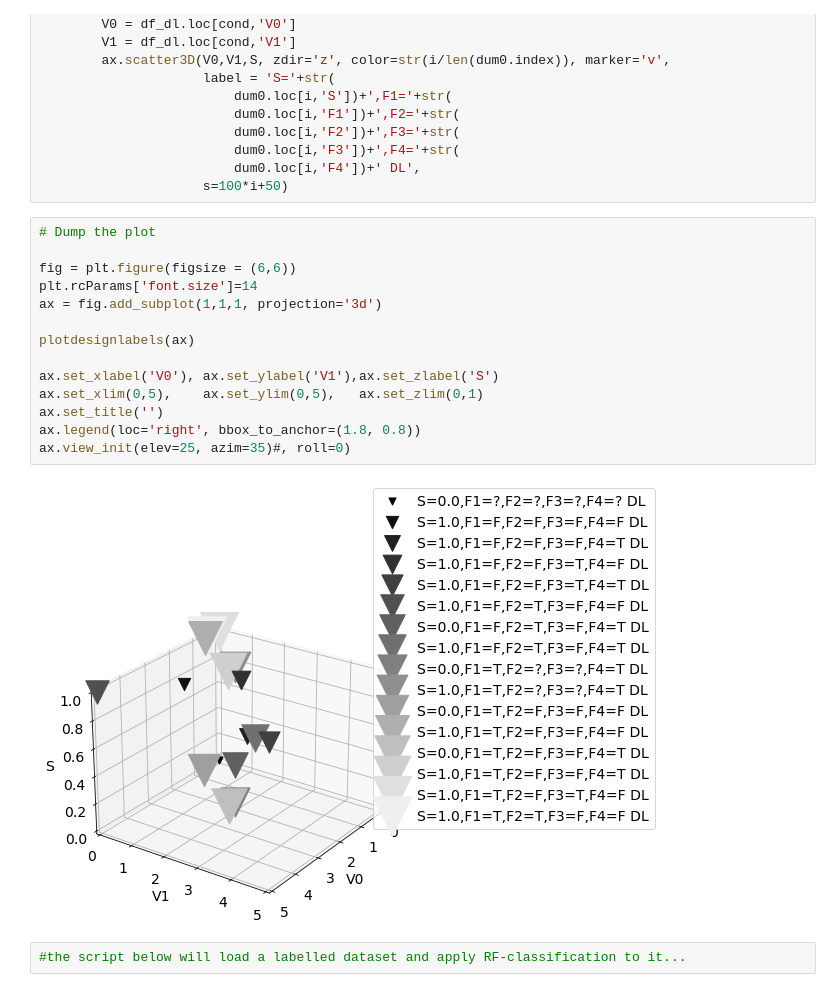
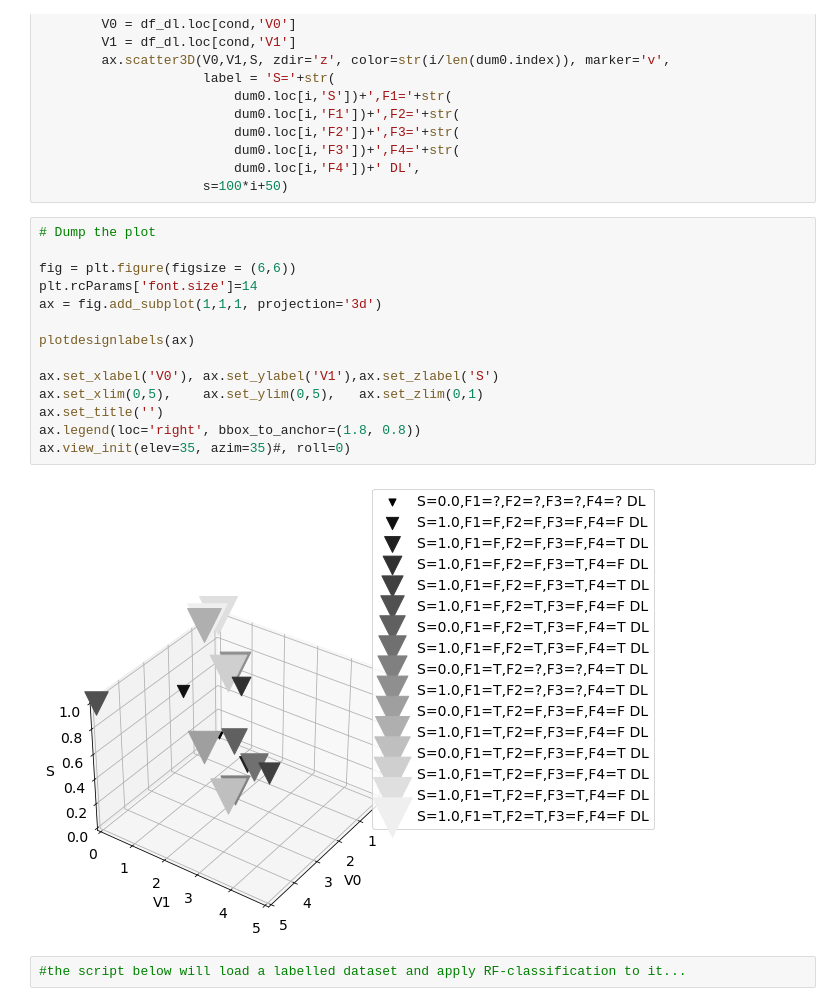
Before and after one commit to chrisrijsdijk/RAMS, a Jupyter notebook: notebook/Arduino_3Vars/Arduino_diagnostics_ensemble3Vars.ipynb, the cells around one changed output. Drawn from its saved outputs; the diff is of its cells as text.

```diff
--- a/notebook/Arduino_3Vars/Arduino_diagnostics_ensemble3Vars.ipynb
+++ b/notebook/Arduino_3Vars/Arduino_diagnostics_ensemble3Vars.ipynb
@@ -84,19 +88,19 @@ def plotdesignlabels(ax):
 # %%
 # Dump the plot
 
 fig = plt.figure(figsize = (6,6))
 plt.rcParams['font.size']=14
 ax = fig.add_subplot(1,1,1, projection='3d')
 
 plotdesignlabels(ax)
 
 ax.set_xlabel('V0'), ax.set_ylabel('V1'),ax.set_zlabel('S')
 ax.set_xlim(0,5),    ax.set_ylim(0,5),   ax.set_zlim(0,1)
 ax.set_title('')
 ax.legend(loc='right', bbox_to_anchor=(1.8, 0.8))
-ax.view_init(elev=25, azim=35)#, roll=0)
+ax.view_init(elev=35, azim=35)#, roll=0)
 # %% [output]
-[figure, old version]
+[figure, new version]
 # %%
 #the script below will load a labelled dataset and apply RF-classification to it...
 # %%
```
Also changed, not shown: parts of 14 cells of this notebook.
